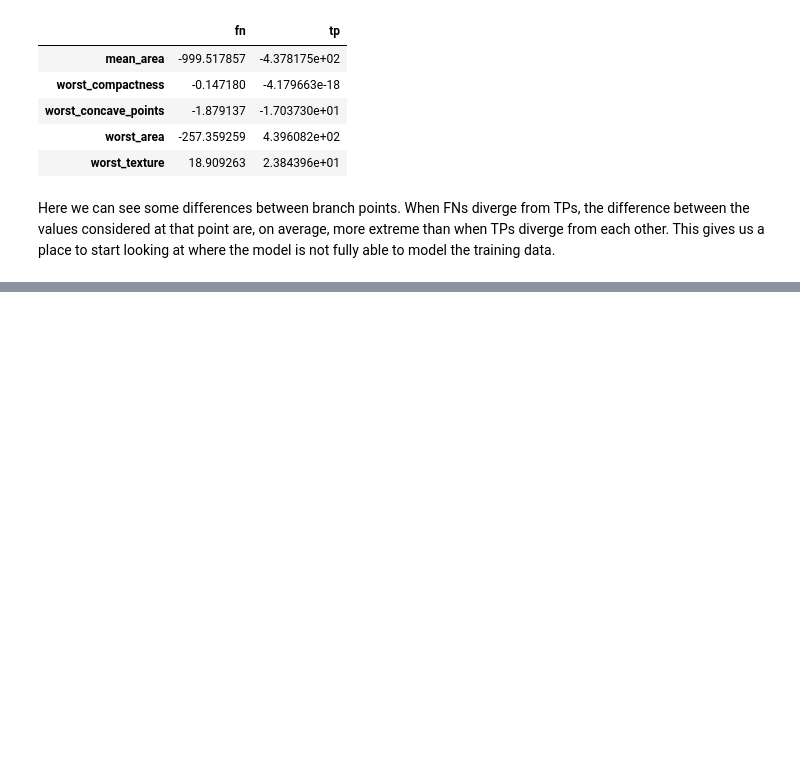
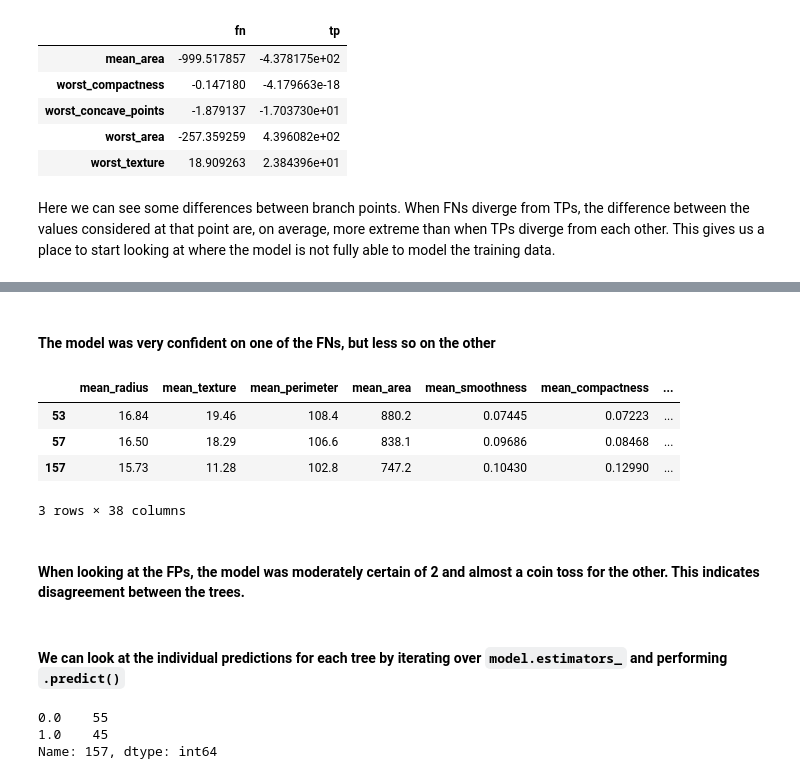
Before and after one commit to raom1/understanding-random-forest-classifiers, a Jupyter notebook: random_forest_classification_errors.ipynb, the cells around one changed output, grey strips where cells are left out. Saved outputs shown, nothing was run; the diff lists cells and outputs as text; code cells hidden in the pictures; blank space fills up the shorter version.

```diff
--- a/random_forest_classification_errors.ipynb
+++ b/random_forest_classification_errors.ipynb
@@ -566,0 +617,14 @@ Here we can see some differences between branch points. When FNs diverge from TP
+# %% [markdown]
+#### The model was very confident on one of the FNs, but less so on the other
+# %%
+test_prob[test_prob['FP']==1]
+# %% [output]
+|  | mean_radius | mean_texture | mean_perimeter | mean_area | mean_smoothness | mean_compactness | ... |
+| 53 | 16.84 | 19.46 | 108.4 | 880.2 | 0.07445 | 0.07223 | ... |
+| 57 | 16.50 | 18.29 | 106.6 | 838.1 | 0.09686 | 0.08468 | ... |
+| 157 | 15.73 | 11.28 | 102.8 | 747.2 | 0.10430 | 0.12990 | ... |
+3 rows × 38 columns
+# %% [markdown]
+#### When looking at the FPs, the model was moderately certain of 2 and almost a coin toss for the other. This indicates disagreement between the trees.
+# %% [markdown]
+#### We can look at the individual predictions for each tree by iterating over `model.estimators_` and performing `.predict()`
@@ -566,0 +639,6 @@ Here we can see some differences between branch points. When FNs diverge from TP
+# %%
+tree_preds_df.loc[157,:].value_counts()
+# %% [output]
+0.0    55
+1.0    45
+Name: 157, dtype: int64
```
Also changed, not shown: parts of 28 cells of this notebook.
